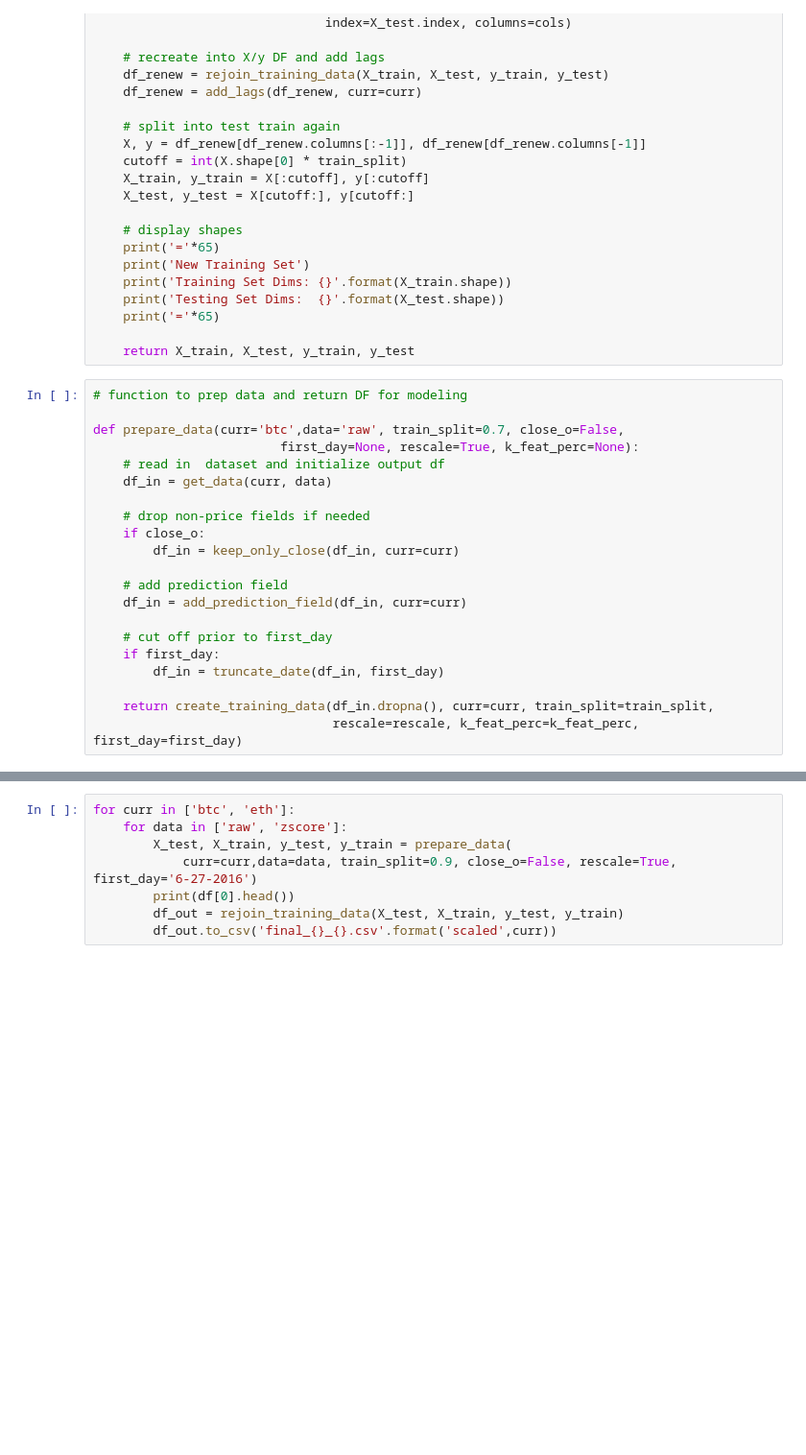
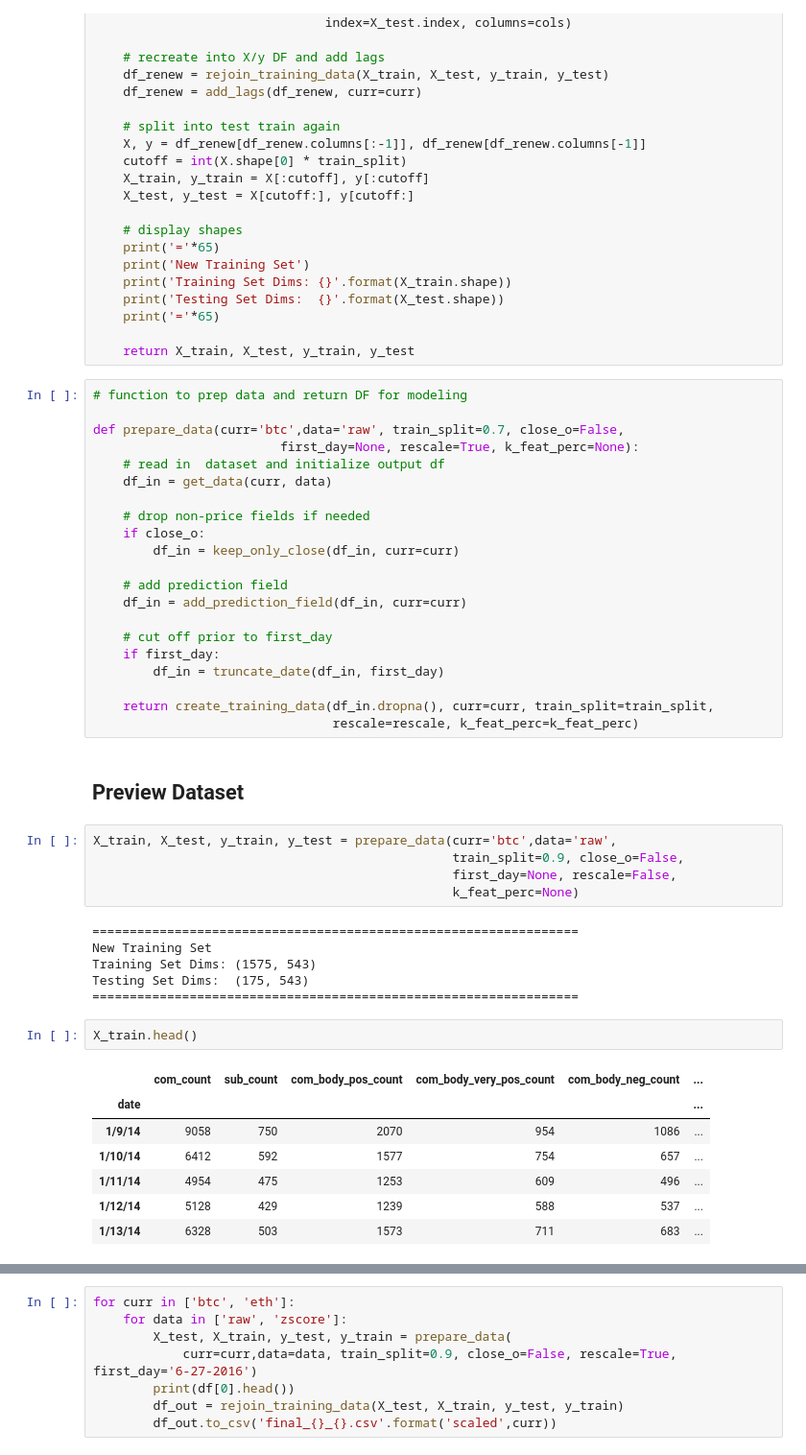
Before and after one commit to andrewre23/CryptoProject, a Jupyter notebook: notebooks/modeling/data/dataset_generator.ipynb, the cells around one changed output, grey strips where cells are left out. Shown at 96% size. Drawn from its saved outputs; the diff is of its cells as text; blank space fills up the shorter version.

Commit message:
updated data generation script

```diff
--- a/notebooks/modeling/data/dataset_generator.ipynb
+++ b/notebooks/modeling/data/dataset_generator.ipynb
@@ -253,4 +253,27 @@ def prepare_data(curr='btc',data='raw', train_split=0.7, close_o=False,
         df_in = truncate_date(df_in, first_day)
 
     return create_training_data(df_in.dropna(), curr=curr, train_split=train_split,
-                                rescale=rescale, k_feat_perc=k_feat_perc, first_day=first_day)
+                                rescale=rescale, k_feat_perc=k_feat_perc)
+# %% [markdown]
+## Preview Dataset
+# %%
+X_train, X_test, y_train, y_test = prepare_data(curr='btc',data='raw',
+                                                train_split=0.9, close_o=False,
+                                                first_day=None, rescale=False,
+                                                k_feat_perc=None)
+# %% [output]
+=================================================================
+New Training Set
+Training Set Dims: (1575, 543)
+Testing Set Dims:  (175, 543)
+=================================================================
+# %%
+X_train.head()
+# %% [output]
+|  | com_count | sub_count | com_body_pos_count | com_body_very_pos_count | com_body_neg_count | ... |
+| date |  |  |  |  |  | ... |
+| 1/9/14 | 9058 | 750 | 2070 | 954 | 1086 | ... |
+| 1/10/14 | 6412 | 592 | 1577 | 754 | 657 | ... |
+| 1/11/14 | 4954 | 475 | 1253 | 609 | 496 | ... |
+| 1/12/14 | 5128 | 429 | 1239 | 588 | 537 | ... |
+| 1/13/14 | 6328 | 503 | 1573 | 711 | 683 | ... |
```
Also changed, not shown: parts of 1 cell of this notebook.
